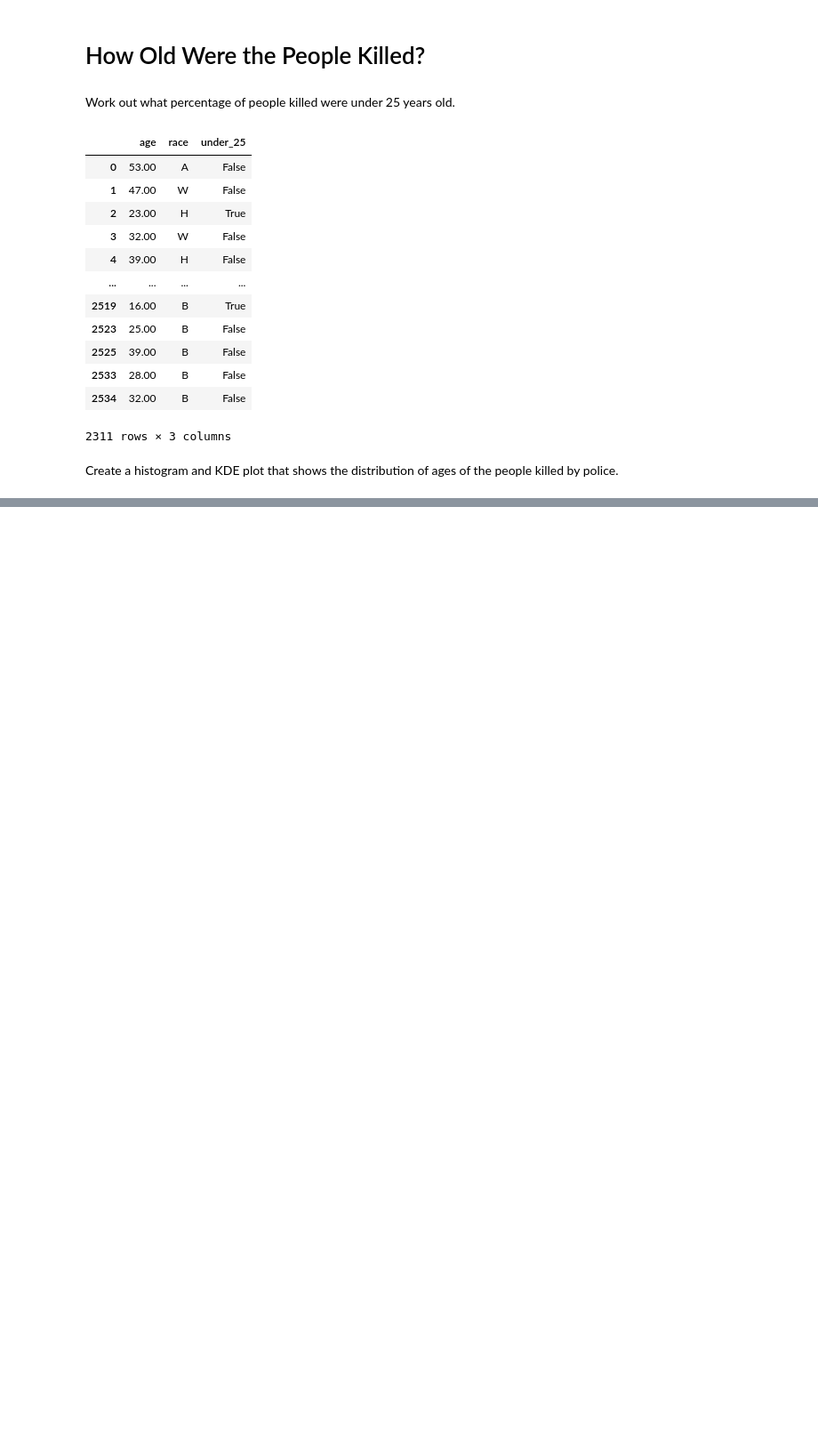
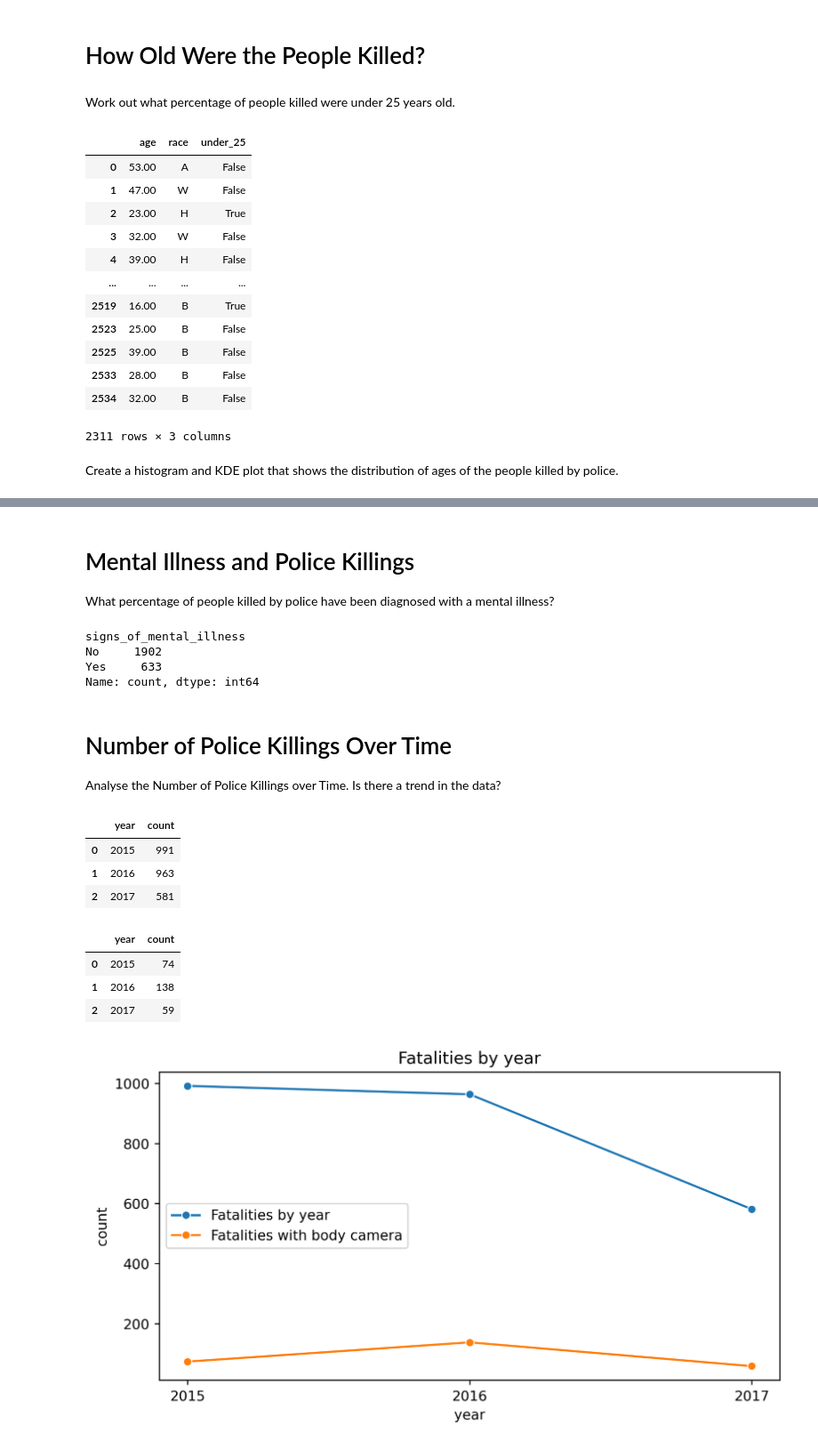
Before and after one commit to shubhenduanupamdutta/Portfolio_19_Death_Police_US, a Jupyter notebook: Fatal_Force_Analysis.ipynb, the cells around one changed output, grey strips where cells are left out. Shown at 89% size. Drawn from its saved outputs; the diff is of its cells as text; code cells hidden in the pictures; blank space fills up the shorter version.

```diff
--- a/Fatal_Force_Analysis.ipynb
+++ b/Fatal_Force_Analysis.ipynb
@@ -615,0 +667,15 @@ Create a histogram and KDE plot that shows the distribution of ages of the peopl
+# %% [markdown]
+# Mental Illness and Police Killings
+
+What percentage of people killed by police have been diagnosed with a mental illness?
+# %%
+mental_illness = df_fatalities["signs_of_mental_illness"]
+mental_illness.dropna(inplace=True)
+mental_illness.replace({True: "Yes", False: "No"}, inplace=True)
+mental_illness = mental_illness.value_counts()
+mental_illness
+# %% [output]
+signs_of_mental_illness
+No     1902
+Yes     633
+Name: count, dtype: int64
@@ -615,0 +687,33 @@ Create a histogram and KDE plot that shows the distribution of ages of the peopl
+# %% [markdown]
+# Number of Police Killings Over Time
+
+Analyse the Number of Police Killings over Time. Is there a trend in the data?
+# %%
+df_fatalities["date"] = pd.to_datetime(df_fatalities["date"])
+df_fatalities["year"] = df_fatalities["date"].dt.year.astype(pd.Int32Dtype()).astype(str)
+by_time = df_fatalities.groupby("year", as_index=False).agg({"id": "count"})
+by_time.rename(columns={"id": "count"}, inplace=True)
+by_time
+# %% [output]
+|  | year | count |
+| 0 | 2015 | 991 |
+| 1 | 2016 | 963 |
+| 2 | 2017 | 581 |
+# %%
+by_body_camera = df_fatalities.groupby("year", as_index=False).agg({"body_camera": "sum"})
+by_body_camera.rename(columns={"body_camera": "count"}, inplace=True)
+by_body_camera
+# %% [output]
+|  | year | count |
+| 0 | 2015 | 74 |
+| 1 | 2016 | 138 |
+| 2 | 2017 | 59 |
+# %%
+plt.figure(figsize=(8, 4), dpi=256)
+sns.lineplot(data=by_time, x="year", y="count", marker="o", label="Fatalities by year")
+sns.lineplot(data=by_body_camera, x="year", y="count", marker="o", label="Fatalities with body camera")
+plt.xticks(by_time["year"])
+plt.title("Fatalities by year")
+plt.show()
+# %% [output]
+[figure, added]
```
Also changed, not shown: parts of 8 cells of this notebook.
